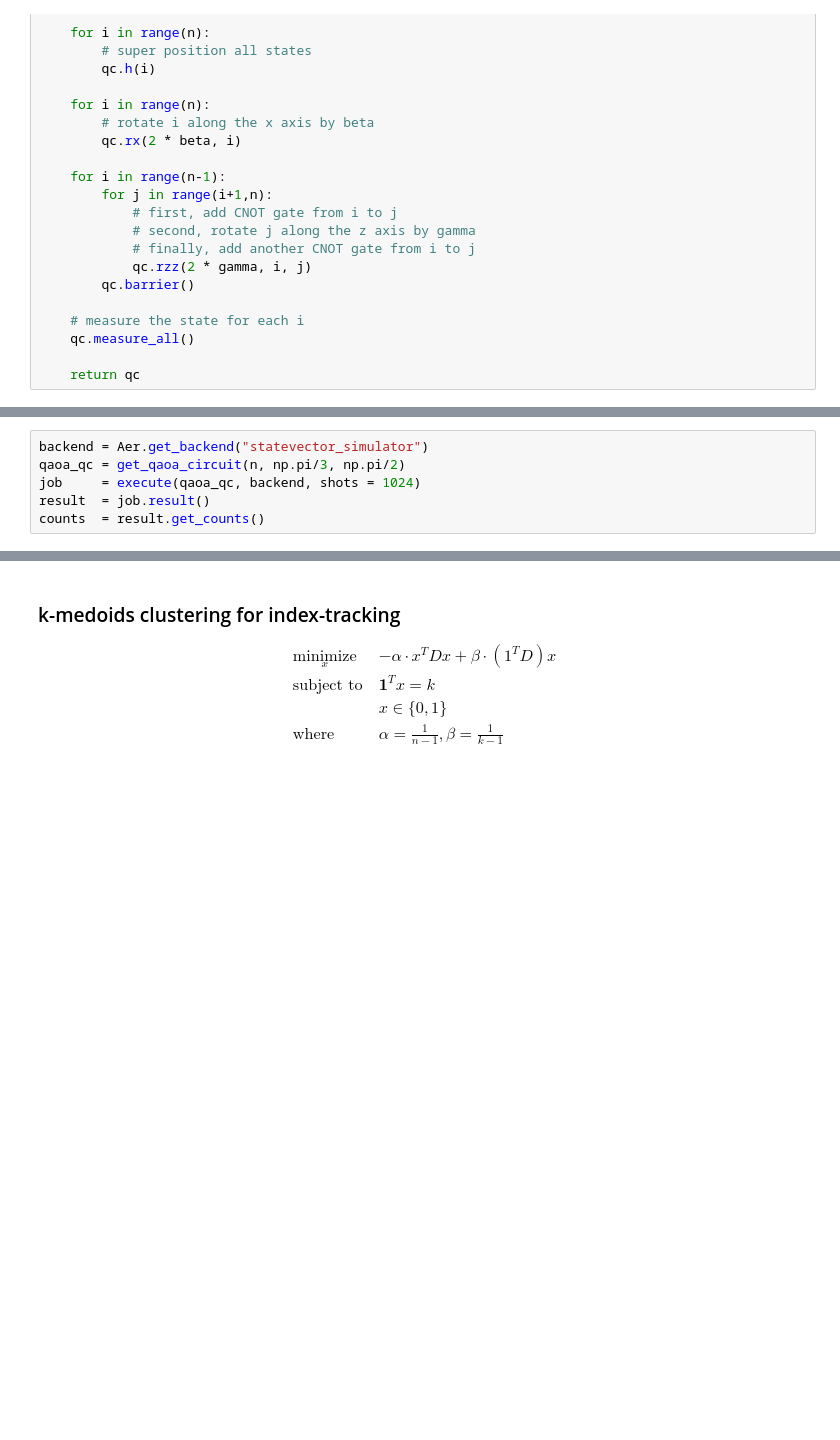
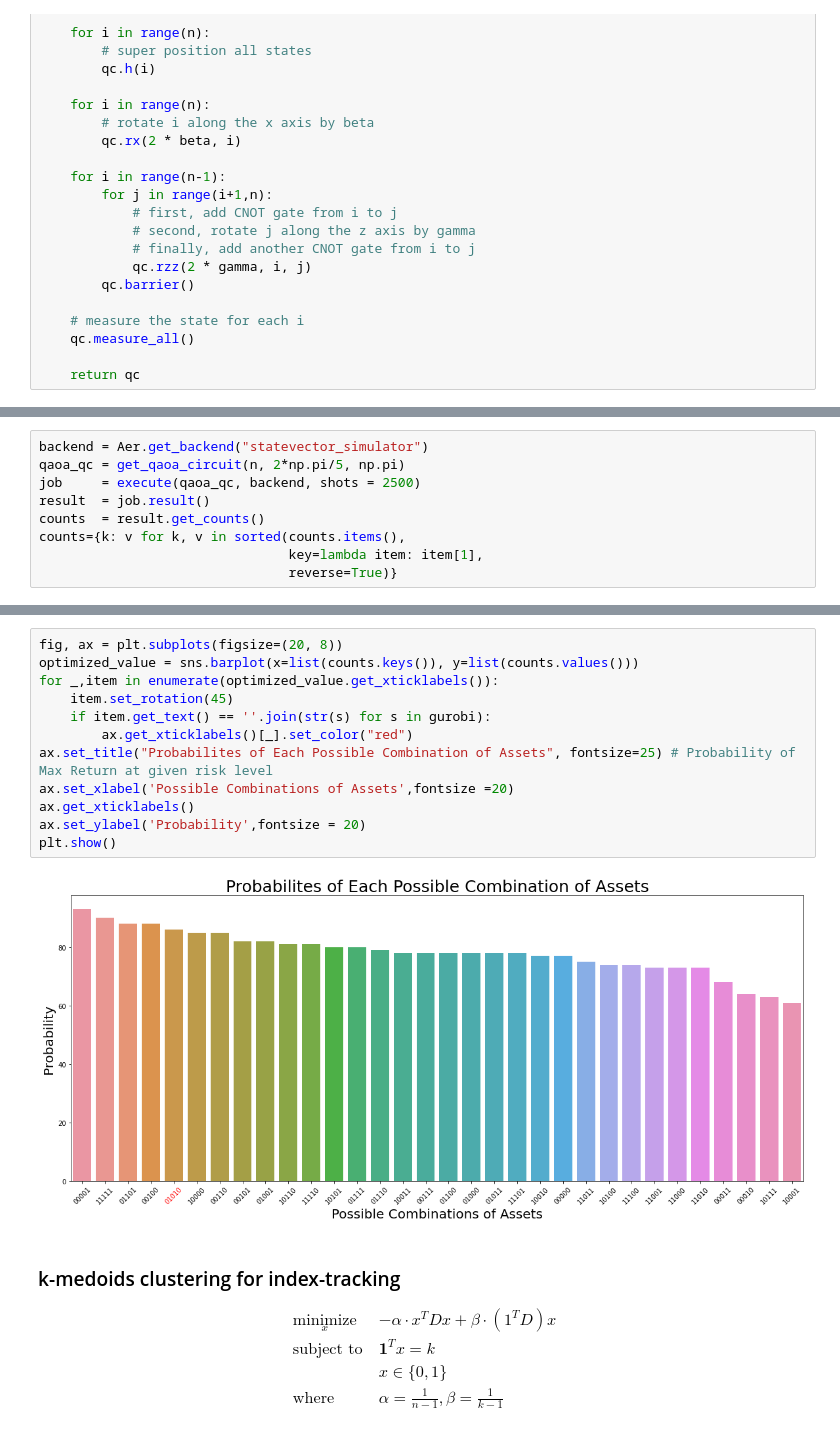
Before and after one commit to jimphon88/quantum-computing, a Jupyter notebook: finance-optimize.ipynb, the cells around one changed output, grey strips where cells are left out. Saved outputs shown, nothing was run; the diff lists cells and outputs as text; blank space fills up the shorter version.

```diff
--- a/finance-optimize.ipynb
+++ b/finance-optimize.ipynb
@@ -365,9 +389,12 @@ qaoa.decompose().decompose().draw(output='mpl')
 # %%
 backend = Aer.get_backend("statevector_simulator")
-qaoa_qc = get_qaoa_circuit(n, np.pi/3, np.pi/2)
-job     = execute(qaoa_qc, backend, shots = 1024)
+qaoa_qc = get_qaoa_circuit(n, 2*np.pi/5, np.pi)
+job     = execute(qaoa_qc, backend, shots = 2500)
 result  = job.result()
 counts  = result.get_counts()
+counts={k: v for k, v in sorted(counts.items(),
+                                key=lambda item: item[1],
+                                reverse=True)}
 # %%
 print("  State Vector   | Objective Value | Probability |")
 print("-"*53)
@@ -403,3 +430,17 @@ for state in counts:
+# %%
+fig, ax = plt.subplots(figsize=(20, 8))
+optimized_value = sns.barplot(x=list(counts.keys()), y=list(counts.values()))
+for _,item in enumerate(optimized_value.get_xticklabels()):
+    item.set_rotation(45)
+    if item.get_text() == ''.join(str(s) for s in gurobi):
+        ax.get_xticklabels()[_].set_color("red")
+ax.set_title("Probabilites of Each Possible Combination of Assets", fontsize=25) # Probability of Max Return at given risk level
+ax.set_xlabel('Possible Combinations of Assets',fontsize =20)
+ax.get_xticklabels()
+ax.set_ylabel('Probability',fontsize = 20)
+plt.show()
+# %% [output]
+[figure, added]
 # %% [markdown]
 ### k-medoids clustering for index-tracking
 $$
```
Also changed, not shown: parts of 7 cells of this notebook.
